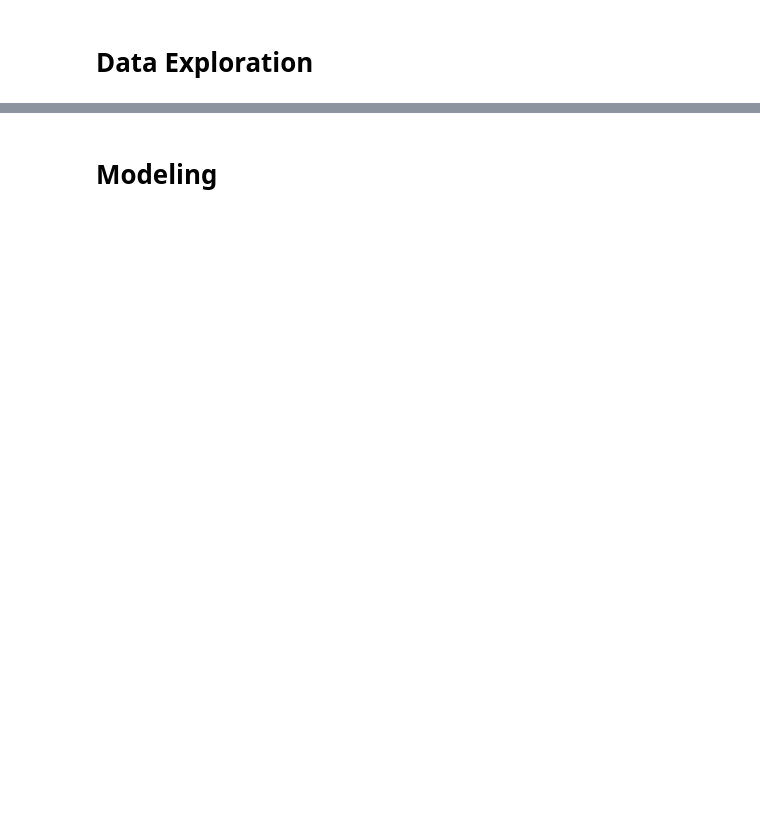
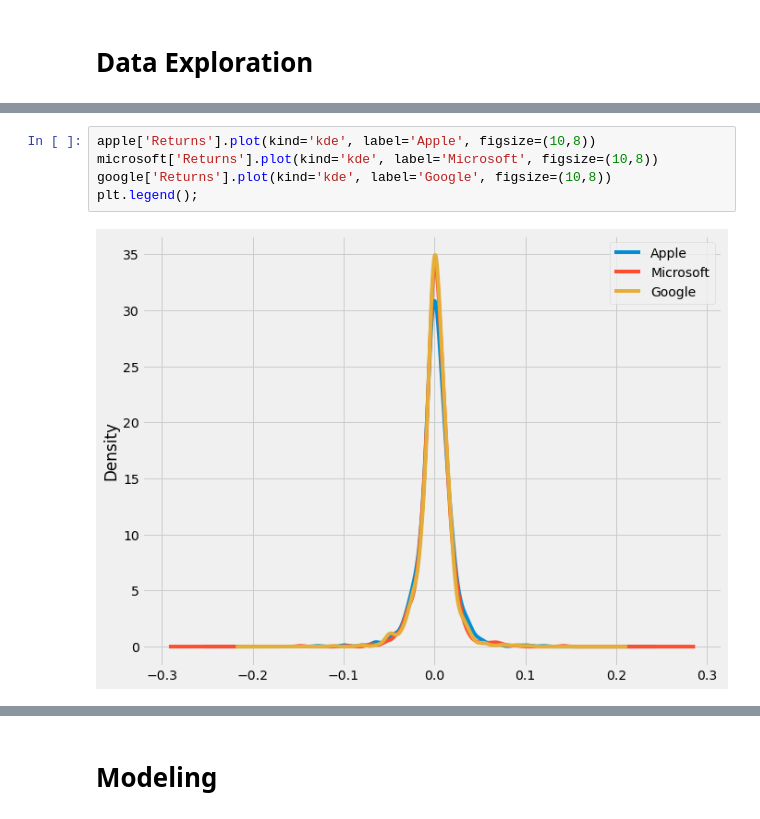
Before and after one commit to jmg0144/Stock-Market-Analysis, a Jupyter notebook: Stock-Market-Analysis.ipynb, the cells around one changed output, grey strips where cells are left out. Saved outputs shown, nothing was run; the diff lists cells and outputs as text; blank space fills up the shorter version.

```diff
--- a/Stock-Market-Analysis.ipynb
+++ b/Stock-Market-Analysis.ipynb
@@ -105,0 +271,7 @@ bitcoin.head()
+# %%
+apple['Returns'].plot(kind='kde', label='Apple', figsize=(10,8))
+microsoft['Returns'].plot(kind='kde', label='Microsoft', figsize=(10,8))
+google['Returns'].plot(kind='kde', label='Google', figsize=(10,8))
+plt.legend();
+# %% [output]
+[figure, added]
```
Also changed, not shown: parts of 60 cells of this notebook.
